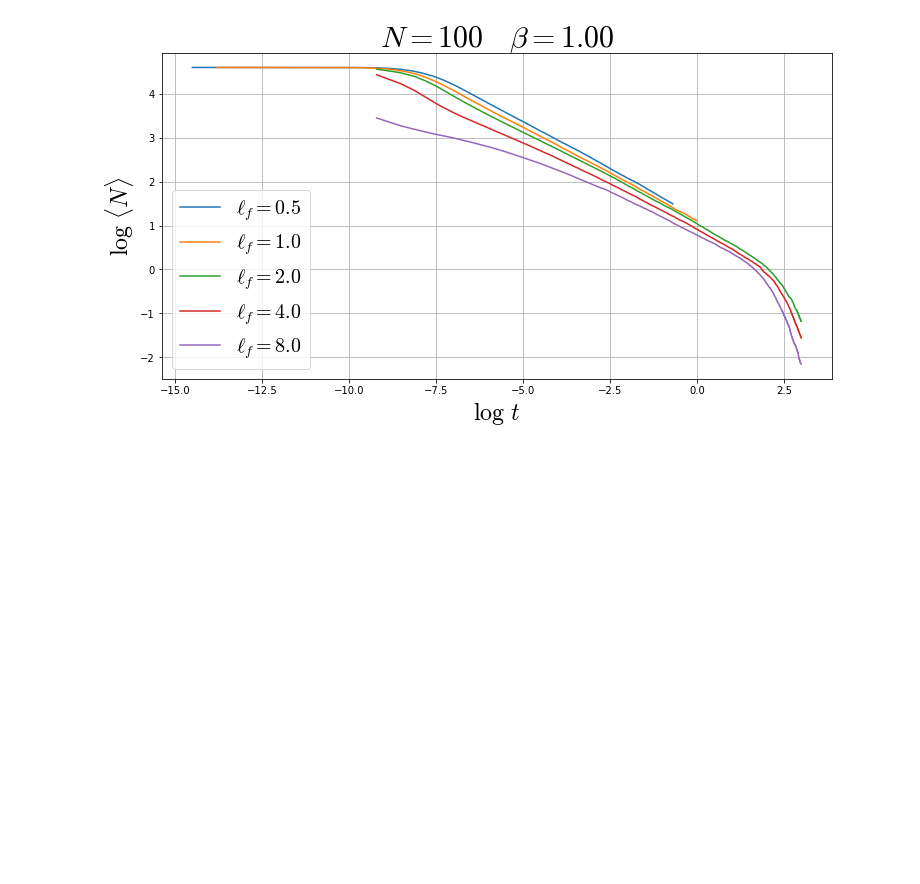
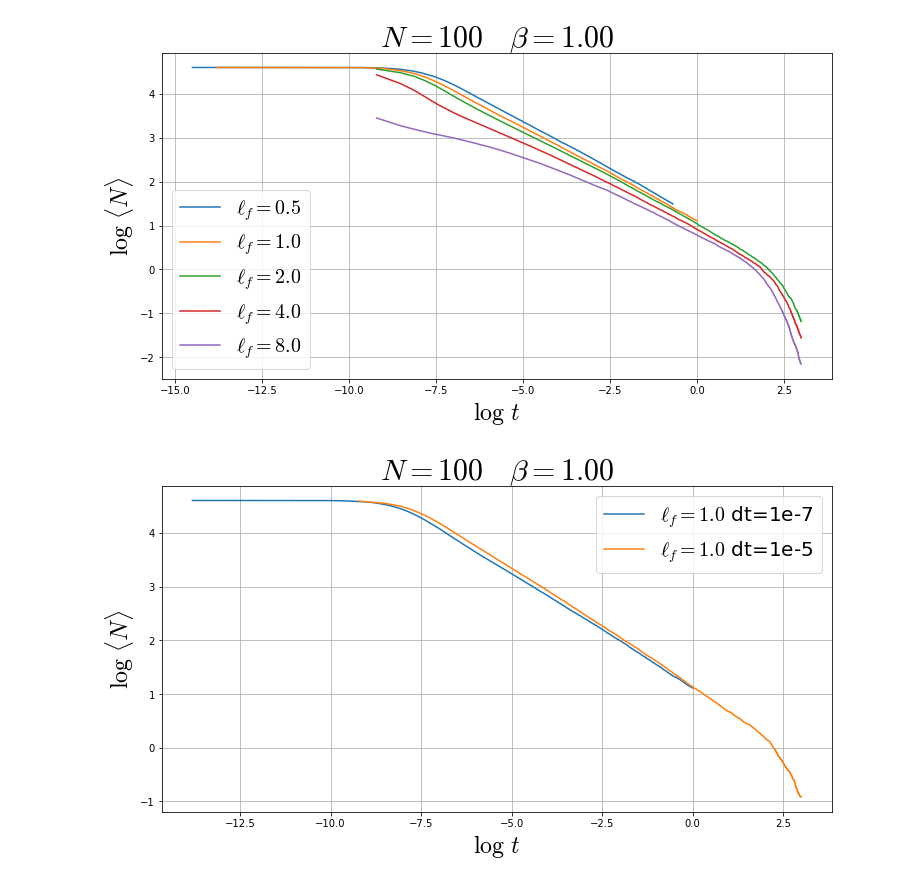
Before and after one commit to GabrielTellez/ARTICLE-SIMULATION, a Jupyter notebook: res/dt_ok/BETA=1/ALL_BETA=1.ipynb, the cells around one changed output. Saved outputs shown, nothing was run; the diff lists cells and outputs as text; code cells hidden in the pictures; blank space fills up the shorter version.

```diff
--- a/res/dt_ok/BETA=1/ALL_BETA=1.ipynb
+++ b/res/dt_ok/BETA=1/ALL_BETA=1.ipynb
@@ -12,6 +12,7 @@ mpl.rcParams.update({'errorbar.capsize': 2})
 #Define the file to explore
 file05='resumen_N100_Niter10000000_beta1.0_dt5e-08_lf0.5_stf50_Nsimstot1224_mul10.csv'
 file1='resumen_N100_Niter10000000_beta1.0_dt1e-07_lf1.0_stf50_Nsimstot1044_mul10(1).csv'
+file11='resumen_N100_Niter2000000_beta1.0_dt1e-05_lf1.0_stf0_Nsimstot1000_mul10.csv'
 file2='resumen_N100_Niter2000000_beta1.0_dt1e-05_lf2.0_stf0_Nsimstot2000_mul10.csv'
 file4='resumen_N100_Niter2000000_beta1.0_dt1e-05_lf4.0_stf0_Nsimstot2000_mul10.csv'
 file8='resumen_N100_Niter2000000_beta1.0_dt1e-05_lf8.0_stf0_Nsimstot2000_mul10.csv'
@@ -30,6 +31,7 @@ dt8=1e-5
 # Import the data file
 df05=pd.read_csv(file05, engine='python')
 df1=pd.read_csv(file1, engine='python')
+df11=pd.read_csv(file11, engine='python')
 df2=pd.read_csv(file2, engine='python')
 df4=pd.read_csv(file4, engine='python')
 df8=pd.read_csv(file8, engine='python')
@@ -75,3 +77,22 @@ plt.show()
 plt.close()
 # %% [output]
 [figure]
+# %%
+# Plot the entire log-data
+# Plot the data
+plt.figure(figsize=(12,6))
+
+
+plt.plot(df1_50.log_t,df1_50.log_N, label=r'$\ell_f=1.0$ dt=1e-7')
+plt.plot(df11.log_t,df11.log_N, label=r'$\ell_f=1.0$ dt=1e-5')
+
+plt.xlabel(r'$\log \ t$',fontsize=24)
+plt.ylabel(r'$\log \ \langle N \rangle $',fontsize=24)
+
+plt.title(r'$N=%i \quad \beta=%.2f$'%(N,beta),fontsize=30)
+plt.grid(zorder=3)
+plt.legend(fontsize=20)
+plt.show()
+plt.close()
+# %% [output]
+[figure, added]
```
Also changed, not shown: parts of 8 cells of this notebook, 22 other files.
